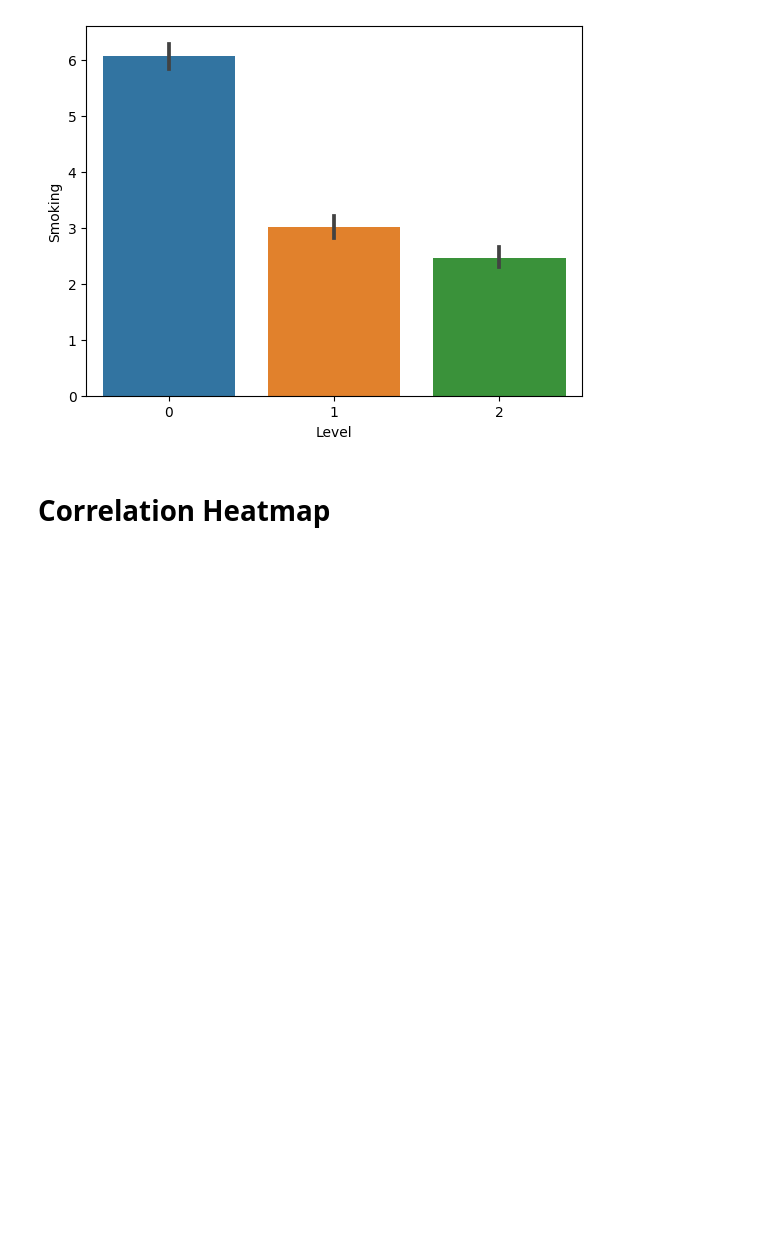
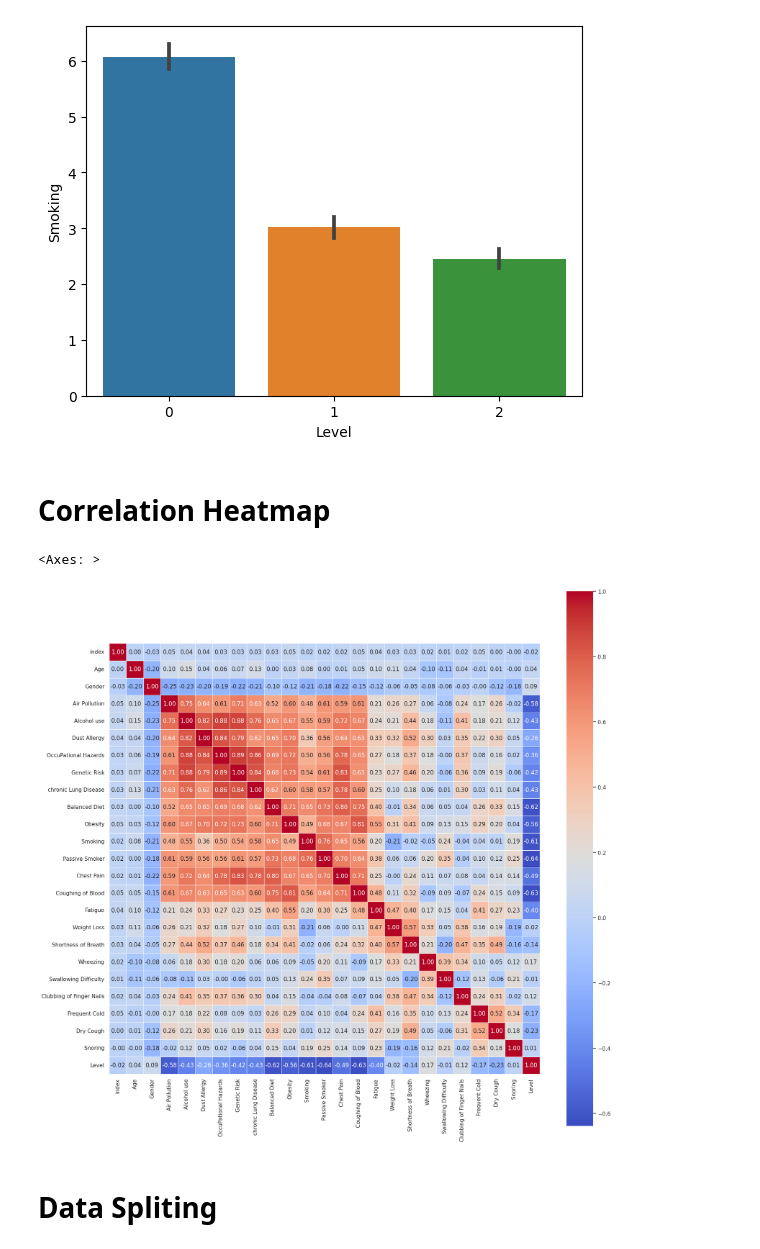
Before and after one commit to yigaai/Psycho_Neuro_ML_Project, a Jupyter notebook: lung-cancer-prediction.ipynb, the cells around one changed output. Cells and saved outputs as stored; diff of their text form; code cells hidden in the pictures; blank space fills up the shorter version.

Commit message:
Kaggle Notebook | Lung Cancer Prediction  | Lung Cancer Prediction

```diff
--- a/lung-cancer-prediction.ipynb
+++ b/lung-cancer-prediction.ipynb
@@ -136,6 +136,8 @@ Dry Cough                   0
 Snoring                     0
 Level                       0
 dtype: int64
+# %%
+lung_cancer = lung_cancer.drop(['Patient Id'], axis = 1)
 # %%
 # Encoding Label:
 
@@ -174,3 +176,22 @@ sns.barplot(x = 'Level', y = 'Smoking', data = lung_cancer)
 [figure]
 # %% [markdown]
 # Correlation Heatmap
+# %%
+plt.figure(figsize = (20, 20))
+
+corr_matrix = lung_cancer.corr()
+
+sns.set(font_scale = 1)
+sns.set_style("whitegrid")
+
+sns.heatmap(corr_matrix,
+            annot = True,
+            cmap = 'coolwarm',
+            fmt = '.2f',
+            linewidth = 0.5,
+            square = True)
+# %% [output]
+<Axes: >
+[figure, added]
+# %% [markdown]
+# Data Spliting
```
